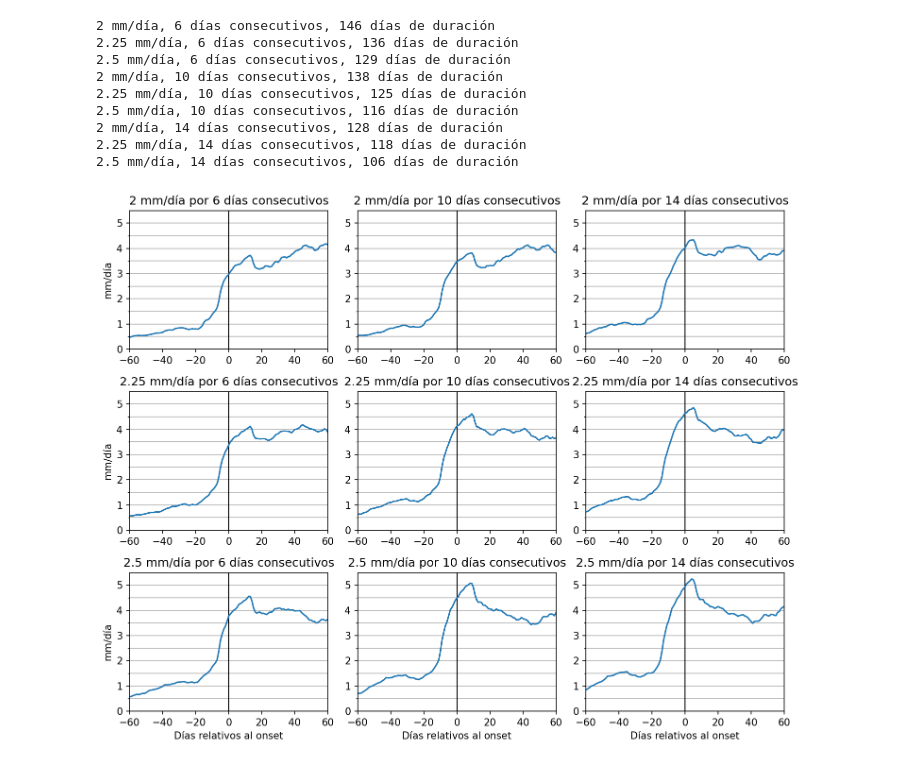
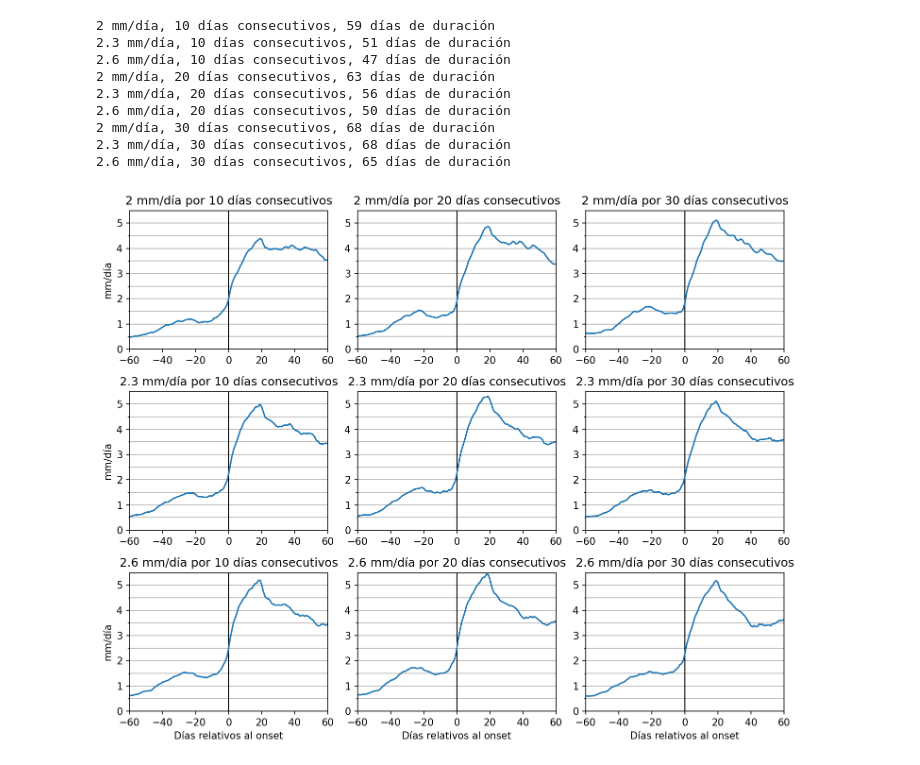
Before and after one commit to rodrigoms95/sequia, a Jupyter notebook: code/indice_pre.ipynb, the cells around one changed output. Cells and saved outputs as stored; diff of their text form; code cells hidden in the pictures.

```diff
--- a/code/indice_pre.ipynb
+++ b/code/indice_pre.ipynb
@@ -115,14 +83,10 @@ df_mean = df.copy()
 # Crea un índice de onset de acuerdo con
 # el umbral para n días seguidos de
 # cumplimiento con el criterio.
-umbral = [2, 2.25, 2.5]
-dias = [6, 10, 14]
+umbral = [2, 2.3, 2.6]
+dias = [10, 20, 30]
 
-m_i = 4
-
-n = 3
-
-lim = [5.5, 0.6]
+lim = 5.5
 step = [0.5, 0.05]
 title = "onset_criteria_CHIRPS.png"
 fig_s = [None] #* 2
@@ -136,6 +100,9 @@ for i in range( len(fig_s) ):
     fig_s[i].set_dpi(150)
 
 for i_n, n in enumerate(dias):
+    k = 0
+    if rec[0]: k = n
+
     for i_u, u in enumerate(umbral):
         df_mean_ind = pd.DataFrame(
             df_mean.copy(), columns = ["Cuenca"] )
@@ -180,12 +147,13 @@ for i_n, n in enumerate(dias):
         col.append(name + " - Withdrawal")
 
         date = pd.DataFrame()
-        years = range(1981, 2022)
+        years = range(year_r[0], year_r[1] + 1)
 
         for j in years:
             # Solo utilizamos valores entre mayo y diciembre.
             df_year = df_mean_ind[ (df_mean_ind.index.year == j)
-                & df_mean_ind.index.month.isin(range(m_i, 12)) ]
+                & ( df_mean_ind.index.dayofyear > ( ini[0][0] + k ) )
+                & ( df_mean_ind.index.dayofyear < ( ini[0][1] + k ) ) ]
 
             row = []
 
@@ -202,7 +170,7 @@ for i_n, n in enumerate(dias):
         date.index.name = "Año"
 
         # Recorremos al inicio de la racha de días de precipitación.
-        #date.iloc[:, 0] = date.iloc[:, 0] - np.timedelta64(n, 'D')
+        if rec[0]: date.iloc[:, 0] = date.iloc[:, 0] - np.timedelta64(n, 'D')
         # Longitud de la temporada.
         date[name + " - Length"] = date.iloc[:, 1] - date.iloc[:, 0]
 
@@ -239,45 +207,45 @@ for i_n, n in enumerate(dias):
                 pre_df[j] = pre_df[j].shift(shift[j])
 
             # Promediamos y seleccionamos 120 días.
             pre_df = pre_df.mean(axis = 1)
             pre_df = pre_df.loc[delta - 60: delta + 60]
             pre_df.index = range(-60, 61)
 
             # Graficamos.
             axes_s[i][i_u, i_n].plot( (0, 0), (0, 7), color = "k",
                 linewidth = 1 )
             pre_df.plot(ax = axes_s[i][i_u, i_n])
 
             axes_s[i][i_u, i_n].set_title(
                 f"{u} mm/día por {n} días consecutivos")
             axes_s[i][i_u, i_n].set_xlim(-60, 60)
-            axes_s[i][i_u, i_n].set_ylim(0, lim[i])
+            axes_s[i][i_u, i_n].set_ylim(0, lim)
 
             if i_n == 0:
                 axes_s[i][i_u, i_n].set_ylabel("mm/día")
             if i_u == 2:
                 axes_s[i][i_u, i_n].set_xlabel("Días relativos al onset")
 
             for ax in axes_s[i].flatten():
-                ax.set_yticks( np.arange(0, lim[i], step[i]), minor = True )
+                ax.set_yticks( np.arange(0, lim, step[i]), minor = True )
                 ax.grid( visible = True, which = "both", axis ="y" )
 
             # Separación adecuada entre gráficas.
             fig_s[i].tight_layout()
 
             # Guardamos el archivo.
             fig_s[i].savefig( path_r + title )
 # %% [output]
-2 mm/día, 6 días consecutivos, 146 días de duración
-2.25 mm/día, 6 días consecutivos, 136 días de duración
-2.5 mm/día, 6 días consecutivos, 129 días de duración
-2 mm/día, 10 días consecutivos, 138 días de duración
-2.25 mm/día, 10 días consecutivos, 125 días de duración
-2.5 mm/día, 10 días consecutivos, 116 días de duración
-2 mm/día, 14 días consecutivos, 128 días de duración
-2.25 mm/día, 14 días consecutivos, 118 días de duración
-2.5 mm/día, 14 días consecutivos, 106 días de duración
+2 mm/día, 10 días consecutivos, 59 días de duración
+2.3 mm/día, 10 días consecutivos, 51 días de duración
+2.6 mm/día, 10 días consecutivos, 47 días de duración
+2 mm/día, 20 días consecutivos, 63 días de duración
+2.3 mm/día, 20 días consecutivos, 56 días de duración
+2.6 mm/día, 20 días consecutivos, 50 días de duración
+2 mm/día, 30 días consecutivos, 68 días de duración
+2.3 mm/día, 30 días consecutivos, 68 días de duración
+2.6 mm/día, 30 días consecutivos, 65 días de duración
-[figure, old version]
+[figure, new version]
 # %%
 df_mean = df.copy()
 
```
Also changed, not shown: parts of 11 cells of this notebook, 7 other files.
